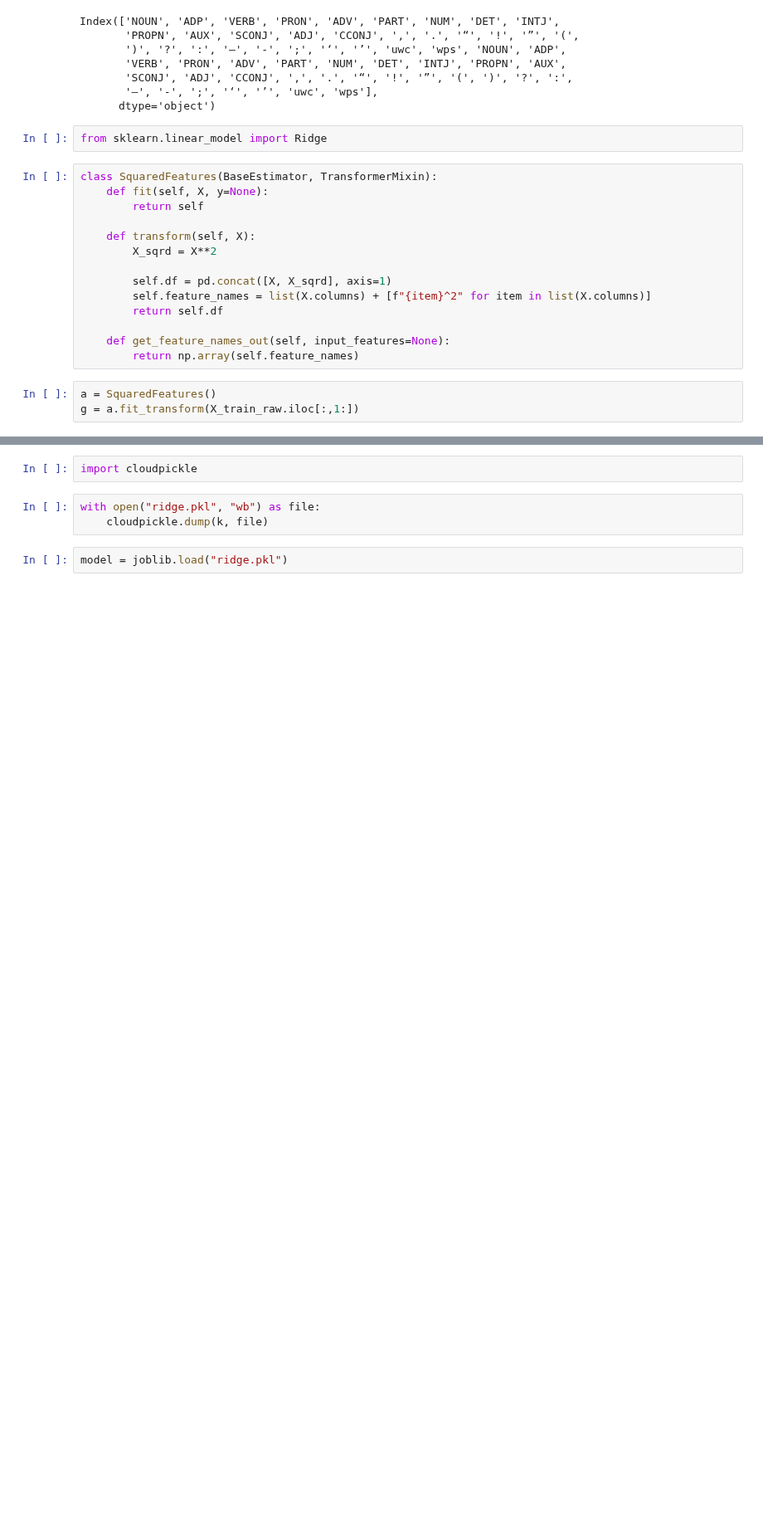
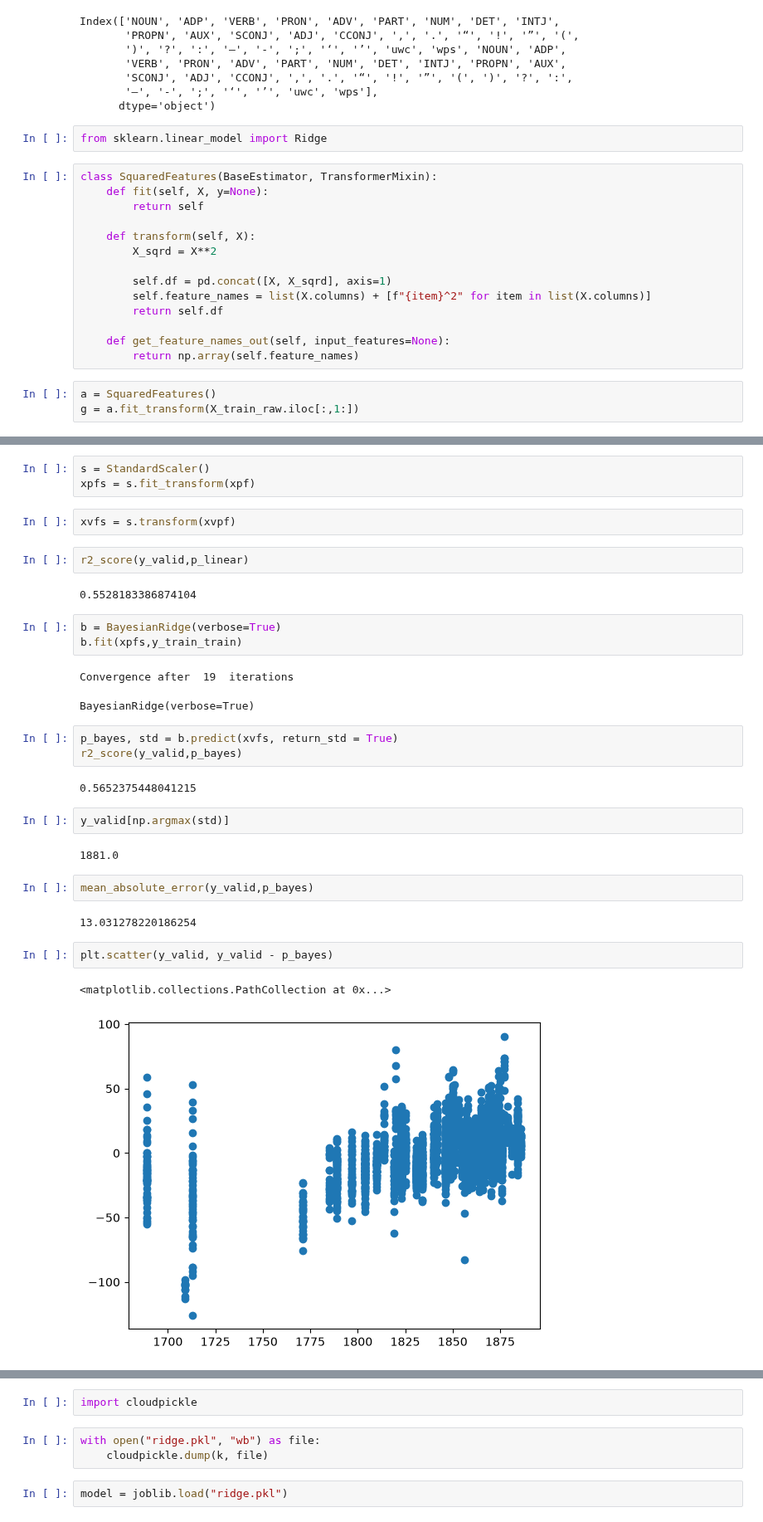
Before and after one commit to Menachem631/author-birth-year, a Jupyter notebook: Begin.ipynb, the cells around one changed output, grey strips where cells are left out. Shown at 83% size. Drawn from its saved outputs; the diff is of its cells as text; blank space fills up the shorter version.

```diff
--- a/Begin.ipynb
+++ b/Begin.ipynb
@@ -520,0 +1246,33 @@ r2_score(y_valid, c)
+# %%
+s = StandardScaler()
+xpfs = s.fit_transform(xpf)
+# %%
+xvfs = s.transform(xvpf)
+# %%
+r2_score(y_valid,p_linear)
+# %% [output]
+0.5528183386874104
+# %%
+b = BayesianRidge(verbose=True)
+b.fit(xpfs,y_train_train)
+# %% [output]
+Convergence after  19  iterations
+BayesianRidge(verbose=True)
+# %%
+p_bayes, std = b.predict(xvfs, return_std = True)
+r2_score(y_valid,p_bayes)
+# %% [output]
+0.5652375448041215
+# %%
+y_valid[np.argmax(std)]
+# %% [output]
+1881.0
+# %%
+mean_absolute_error(y_valid,p_bayes)
+# %% [output]
+13.031278220186254
+# %%
+plt.scatter(y_valid, y_valid - p_bayes)
+# %% [output]
+<matplotlib.collections.PathCollection at 0x...>
+[figure, added]
```
Also changed, not shown: parts of 134 cells of this notebook, 7 other files.
